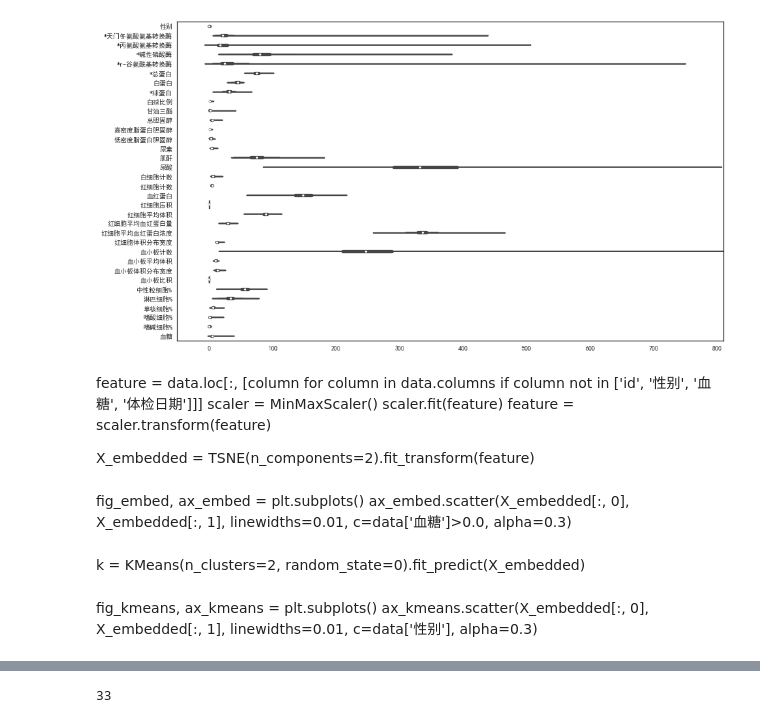
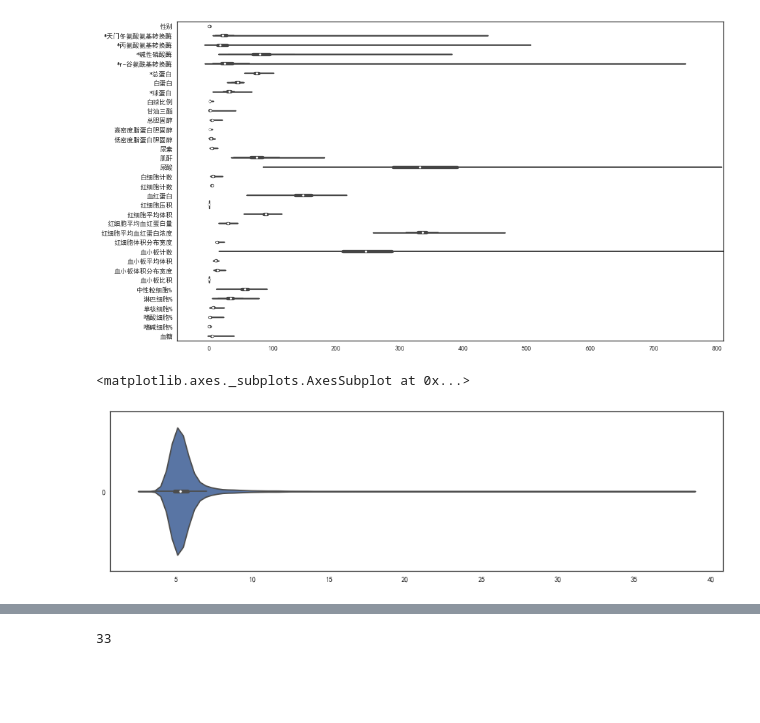
Before and after one commit to zixuanweeei/tianchi-diabetes, a Jupyter notebook: basic_analysis&offline/basic_analysis.ipynb, the cells around one changed output, grey strips where cells are left out. Drawn from its saved outputs; the diff is of its cells as text; code cells hidden in the pictures; blank space fills up the shorter version.

```diff
--- a/basic_analysis&offline/basic_analysis.ipynb
+++ b/basic_analysis&offline/basic_analysis.ipynb
@@ -96,19 +96,10 @@ ax_boxa.set_xlim(left=-50, right=810)
 (-50, 810)
 [figure]
 [figure]
-# %% [markdown]
-feature = data.loc[:, [column for column in data.columns if column not in ['id', '性别', '血糖', '体检日期']]]
-scaler = MinMaxScaler()
-scaler.fit(feature)
-feature = scaler.transform(feature)
-
-X_embedded = TSNE(n_components=2).fit_transform(feature)
-# %% [markdown]
-fig_embed, ax_embed = plt.subplots()
-ax_embed.scatter(X_embedded[:, 0], X_embedded[:, 1], linewidths=0.01, c=data['血糖']>0.0, alpha=0.3)
-# %% [markdown]
-k = KMeans(n_clusters=2, random_state=0).fit_predict(X_embedded)
-# %% [markdown]
-fig_kmeans, ax_kmeans = plt.subplots()
-ax_kmeans.scatter(X_embedded[:, 0], X_embedded[:, 1], linewidths=0.01, c=data['性别'], alpha=0.3)
+# %%
+fig_gluvalue, ax_gluvalue = plt.subplots(figsize=(15, 4))
+sns.violinplot(data=train_data['血糖'], orient="h", ax=ax_gluvalue)
+# %% [output]
+<matplotlib.axes._subplots.AxesSubplot at 0x...>
+[figure, added]
 # %%
```
Also changed, not shown: parts of 6 cells of this notebook, 22 other files.
